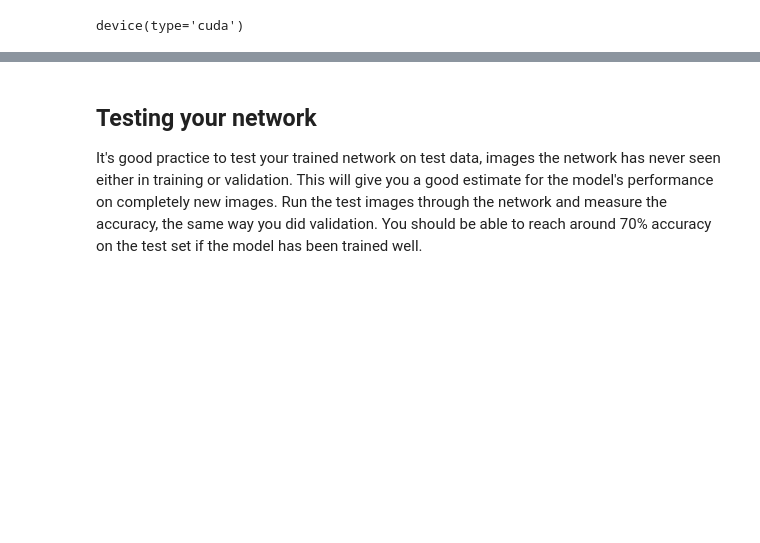
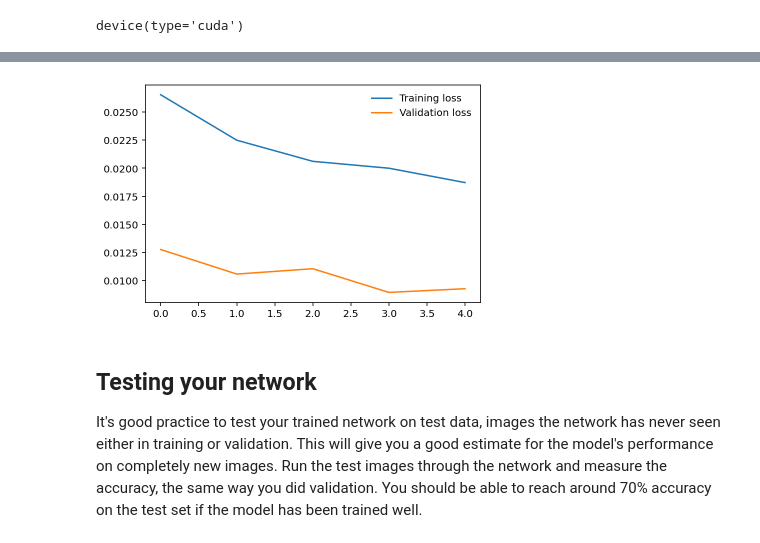
Before and after one commit to MartasBee/udacity_AIPND_project, a Jupyter notebook: Image Classifier Project.ipynb, the cells around one changed output, grey strips where cells are left out. Saved outputs shown, nothing was run; the diff lists cells and outputs as text; code cells hidden in the pictures; blank space fills up the shorter version.

```diff
--- a/Image Classifier Project.ipynb
+++ b/Image Classifier Project.ipynb
@@ -84,7 +112,7 @@ test_dataset  = datasets.ImageFolder(test_dir,  transform=test_transforms)
 
 # DONE: Using the image datasets and the trainforms, define the dataloaders
 train_dataloader = torch.utils.data.DataLoader(train_dataset, batch_size=64, shuffle=True)
-valid_dataloader = torch.utils.data.DataLoader(valid_dataset, batch_size=64)
+valid_dataloader = torch.utils.data.DataLoader(valid_dataset, batch_size=64, shuffle=True)
 test_dataloader  = torch.utils.data.DataLoader(test_dataset,  batch_size=64)
 # %% [markdown]
 ### Label mapping
@@ -136,7 +164,7 @@ GPU Workspaces about Keeping Your Session Active. You'll want to include code fr
 # %%
 # DONE: Build and train your network
 
-def create_model():
+def create_model_densenet121():
     # load pretrained model from torchvision
     model = models.densenet121(pretrained=True)
 
@@ -156,4 +184,27 @@ def create_model():
     # exchange pretrained classifier in model with this custom one
     model.classifier = classifier
 
-    return model
+    return 'classify_flowers_densenet', model
+
+
+def create_model_resnet18():
+    # load pretrained model from torchvision
+    model = models.resnet18(pretrained=True)
+
+    # create new classifier
+    classifier = nn.Sequential(OrderedDict([
+        ('full_1', nn.Linear(512, 256)),
+        ('ReLU_1', nn.ReLU()),
+        ('drop_1', nn.Dropout(0.2)),
+        ('full_3', nn.Linear(256, 102)),
+        ('soft', nn.LogSoftmax(dim=1))
+    ]))
+
+    # freeze model's parameters
+    for param in model.parameters():
+        param.requires_grad = False
+
+    # exchange pretrained classifier in model with this custom one
+    model.fc = classifier
+
+    return 'classify_flowers_resnet', model
@@ -322,0 +361,3 @@ Epoch  5/ 5..  Train Loss: 0.018..  Valid Loss: 0.009..  Valid Accuracy: 0.841
+# %%
+train()
+# %% [output]
@@ -323,3 +381,4 @@ Epoch  5/ 5..  Train Loss: 0.018..  Valid Loss: 0.009..  Valid Accuracy: 0.841
+[figure, added]
 # %% [markdown]
 ## Testing your network
 
```
Also changed, not shown: parts of 16 cells of this notebook.
